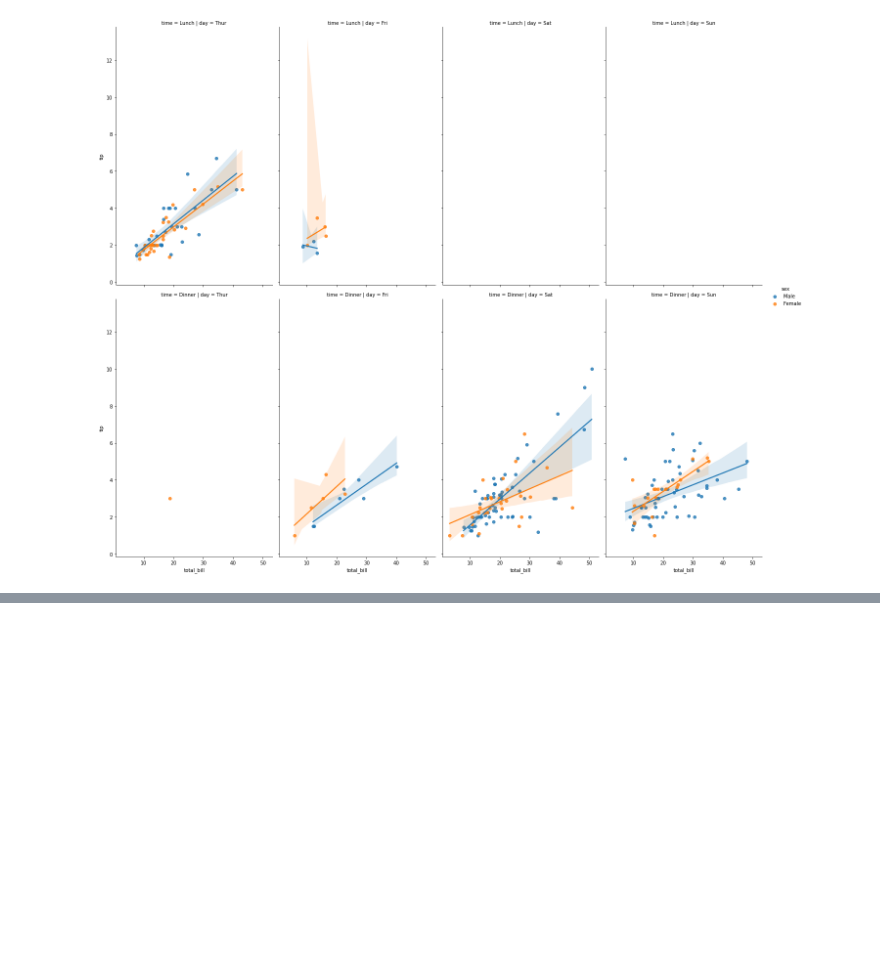
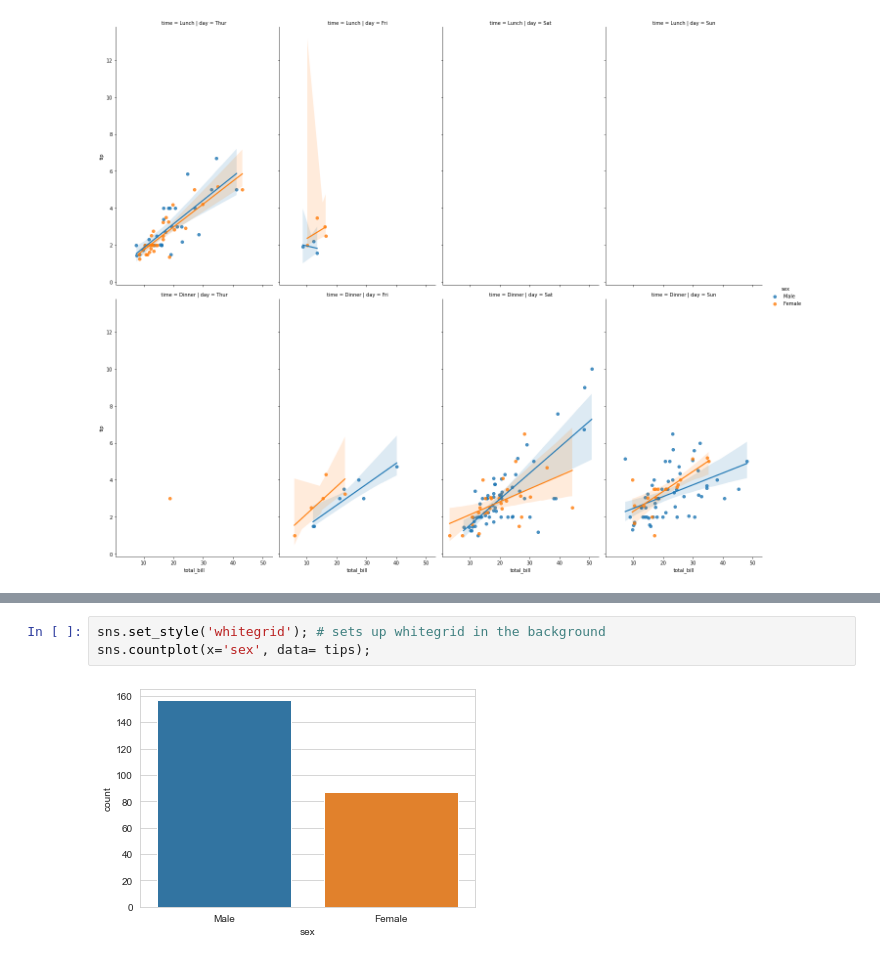
Before and after one commit to shahbazmansahia/DataAnalysisWithPython, a Jupyter notebook: Refactored_Py_DS_ML_Bootcamp-master/06-Data-Visualization-with-Seaborn/Seaborn notebook.ipynb, the cells around one changed output, grey strips where cells are left out. Drawn from its saved outputs; the diff is of its cells as text; blank space fills up the shorter version.

```diff
--- a/Refactored_Py_DS_ML_Bootcamp-master/06-Data-Visualization-with-Seaborn/Seaborn notebook.ipynb
+++ b/Refactored_Py_DS_ML_Bootcamp-master/06-Data-Visualization-with-Seaborn/Seaborn notebook.ipynb
@@ -548,0 +577,5 @@ sns.lmplot(x = 'total_bill', y= 'tip', data= tips, col='day', row = 'time', hue
+# %%
+sns.set_style('whitegrid'); # sets up whitegrid in the background
+sns.countplot(x='sex', data= tips);
+# %% [output]
+[figure, added]
```
Also changed, not shown: parts of 19 cells of this notebook.
